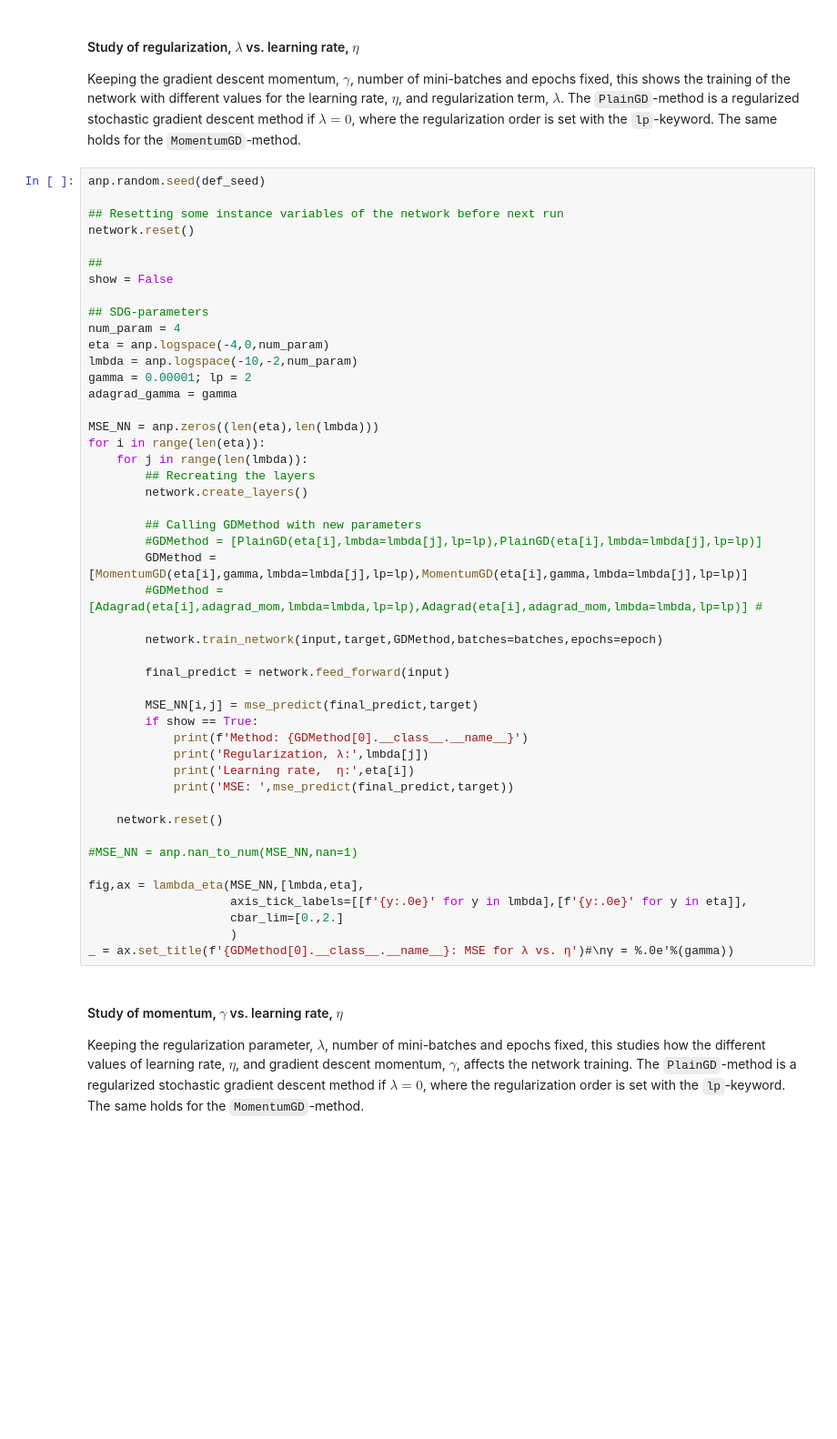
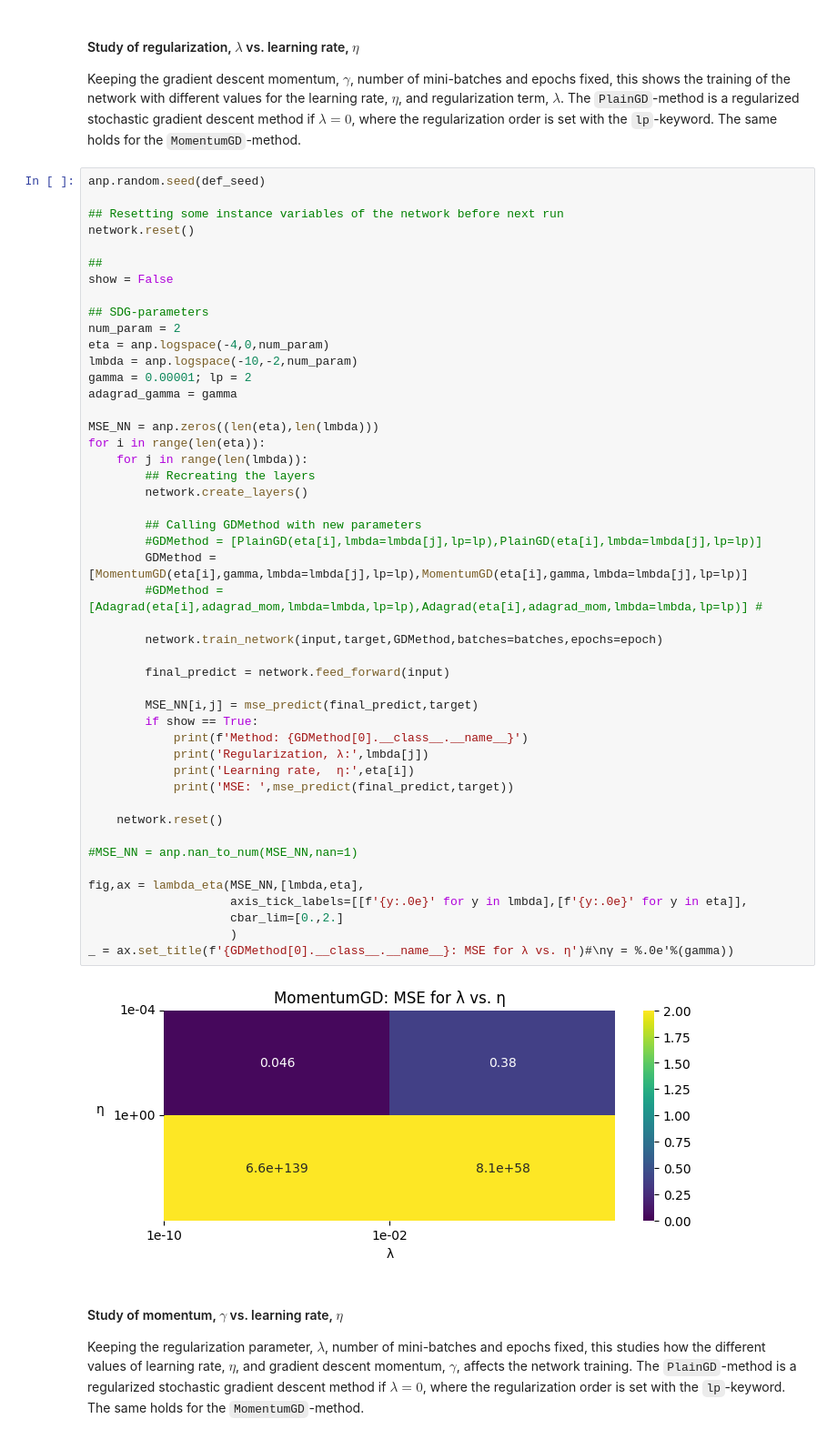
Before and after one commit to andersthorstadboe/project-2-fys-stk4155-ffneural-network, a Jupyter notebook: 01-main/project-02-FFNN.ipynb, the cells around one changed output. Shown at 91% size. Drawn from its saved outputs; the diff is of its cells as text; blank space fills up the shorter version.

```diff
--- a/01-main/project-02-FFNN.ipynb
+++ b/01-main/project-02-FFNN.ipynb
@@ -132,7 +140,7 @@ network.reset()
 show = False
 
 ## SDG-parameters
-num_param = 4
+num_param = 2
 eta = anp.logspace(-4,0,num_param)
 lmbda = anp.logspace(-10,-2,num_param)
 gamma = 0.00001; lp = 2
@@ -142,33 +150,35 @@ MSE_NN = anp.zeros((len(eta),len(lmbda)))
 for i in range(len(eta)):
     for j in range(len(lmbda)):
         ## Recreating the layers
         network.create_layers()
 
         ## Calling GDMethod with new parameters
         #GDMethod = [PlainGD(eta[i],lmbda=lmbda[j],lp=lp),PlainGD(eta[i],lmbda=lmbda[j],lp=lp)]
         GDMethod = [MomentumGD(eta[i],gamma,lmbda=lmbda[j],lp=lp),MomentumGD(eta[i],gamma,lmbda=lmbda[j],lp=lp)]
         #GDMethod = [Adagrad(eta[i],adagrad_mom,lmbda=lmbda,lp=lp),Adagrad(eta[i],adagrad_mom,lmbda=lmbda,lp=lp)] #
 
         network.train_network(input,target,GDMethod,batches=batches,epochs=epoch)
 
         final_predict = network.feed_forward(input)
 
         MSE_NN[i,j] = mse_predict(final_predict,target)
         if show == True:
             print(f'Method: {GDMethod[0].__class__.__name__}')
             print('Regularization, λ:',lmbda[j])
             print('Learning rate,  η:',eta[i])
             print('MSE: ',mse_predict(final_predict,target))
 
     network.reset()
 
 #MSE_NN = anp.nan_to_num(MSE_NN,nan=1)
 
 fig,ax = lambda_eta(MSE_NN,[lmbda,eta],
                     axis_tick_labels=[[f'{y:.0e}' for y in lmbda],[f'{y:.0e}' for y in eta]],
                     cbar_lim=[0.,2.]
                     )
 _ = ax.set_title(f'{GDMethod[0].__class__.__name__}: MSE for λ vs. η')#\nγ = %.0e'%(gamma))
+# %% [output]
+[figure, added]
 # %% [markdown]
 #### Study of momentum, $\gamma$ vs. learning rate, $\eta$
 Keeping the regularization parameter, $\lambda$, number of mini-batches and epochs fixed, this studies how the different values of learning rate, $\eta$, and gradient descent momentum, $\gamma$, affects the network training. The `PlainGD`-method is a regularized stochastic gradient descent method if $\lambda = 0$, where the regularization order is set with the `lp`-keyword. The same holds for the `MomentumGD`-method.
```
Also changed, not shown: parts of 5 cells of this notebook, 7 other files.
